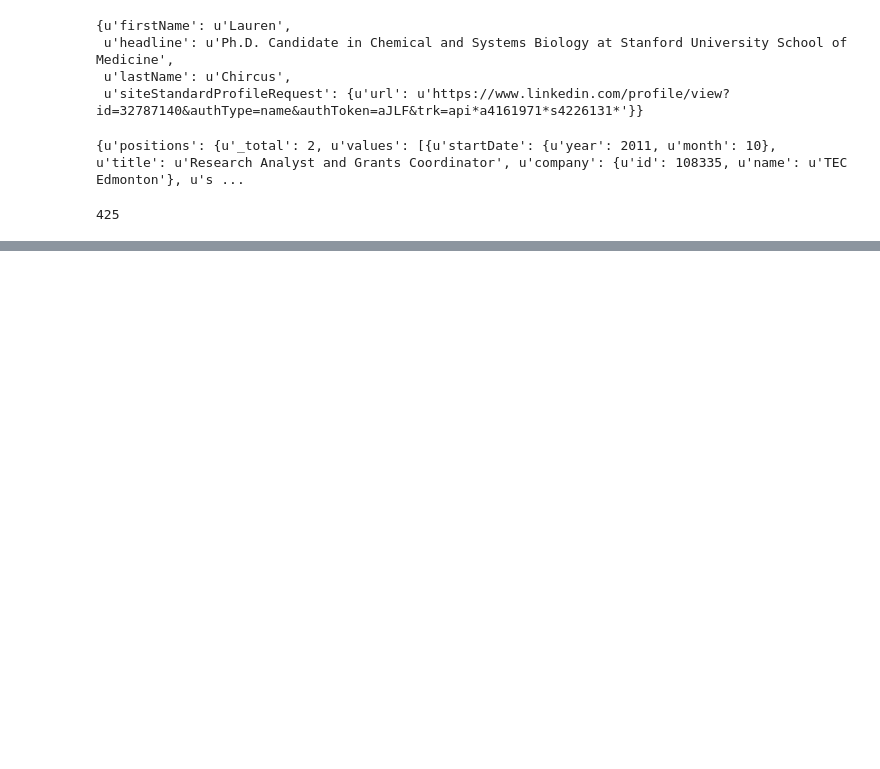
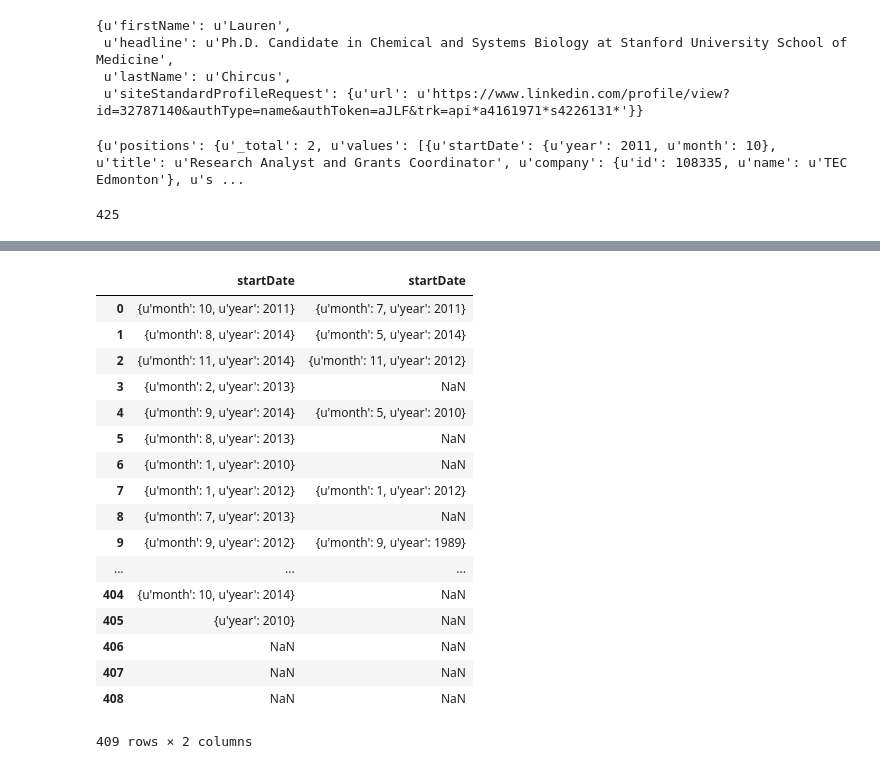
Before and after one commit to lchircus/developher_hackathon2014, a Jupyter notebook: data/lauren_data/LinkedIn_Hackathon.ipynb, the cells around one changed output, grey strips where cells are left out. Saved outputs shown, nothing was run; the diff lists cells and outputs as text; code cells hidden in the pictures; blank space fills up the shorter version.

```diff
--- a/data/lauren_data/LinkedIn_Hackathon.ipynb
+++ b/data/lauren_data/LinkedIn_Hackathon.ipynb
@@ -123,0 +157,3 @@ TypeError: object of type 'int' has no len()
+# %%
+positions = convertJSONcolToNormalCol(positions, 1)
+positions.head()
@@ -123,0 +167,21 @@ TypeError: object of type 'int' has no len()
+# %%
+positions['startDate']
+# %% [output]
+|  | startDate | startDate |
+| 0 | {u'month': 10, u'year': 2011} | {u'month': 7, u'year': 2011} |
+| 1 | {u'month': 8, u'year': 2014} | {u'month': 5, u'year': 2014} |
+| 2 | {u'month': 11, u'year': 2014} | {u'month': 11, u'year': 2012} |
+| 3 | {u'month': 2, u'year': 2013} | NaN |
+| 4 | {u'month': 9, u'year': 2014} | {u'month': 5, u'year': 2010} |
+| 5 | {u'month': 8, u'year': 2013} | NaN |
+| 6 | {u'month': 1, u'year': 2010} | NaN |
+| 7 | {u'month': 1, u'year': 2012} | {u'month': 1, u'year': 2012} |
+| 8 | {u'month': 7, u'year': 2013} | NaN |
+| 9 | {u'month': 9, u'year': 2012} | {u'month': 9, u'year': 1989} |
+| ... | ... | ... |
+| 404 | {u'month': 10, u'year': 2014} | NaN |
+| 405 | {u'year': 2010} | NaN |
+| 406 | NaN | NaN |
+| 407 | NaN | NaN |
+| 408 | NaN | NaN |
+409 rows × 2 columns
```
Also changed, not shown: parts of 15 cells of this notebook.
